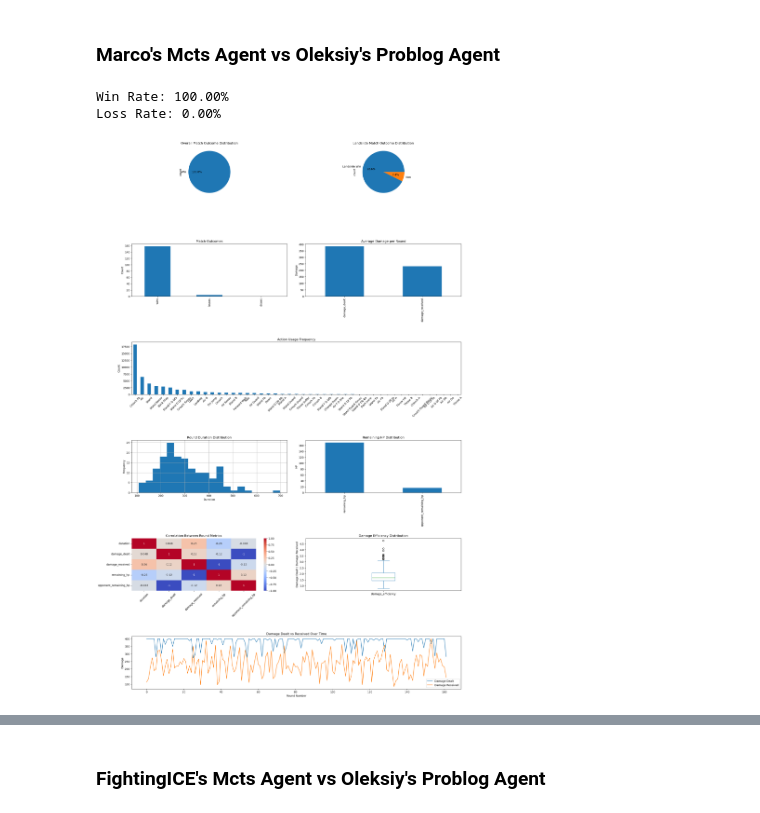
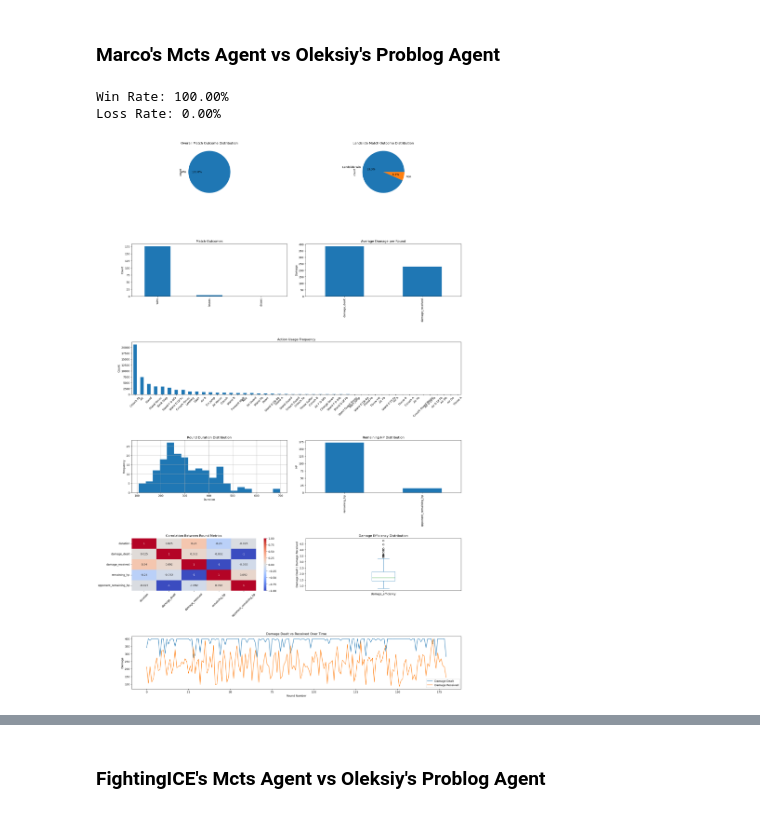
Before and after one commit to lesi-nedo/AIF-project-24-25, a Jupyter notebook: prolog_based/problog_agent_ole/results.ipynb, the cells around one changed output, grey strips where cells are left out. Cells and saved outputs as stored; diff of their text form; code cells hidden in the pictures.

```diff
--- a/prolog_based/problog_agent_ole/results.ipynb
+++ b/prolog_based/problog_agent_ole/results.ipynb
@@ -8,11 +8,11 @@ from analyse import analyse, analyze_inference_and_actions
 ### Marco's Mcts Agent vs Oleksiy's Problog Agent
 # %%
 # math_files = glob.glob('stats/MctsAi-vs-ProblogAgent/match-*.json')
-analyse('stats_temp/MctsAi-vs-ProblogAgent/match-*.json')
+analyse('stats/MctsAi-vs-ProblogAgent/match-*.json')
 # %% [output]
 Win Rate: 100.00%
 Loss Rate: 0.00%
-[figure, old version]
+[figure, new version]
 # %%
 analyze_inference_and_actions('stats/MctsAi-vs-ProblogAgent/match-*.json')
 # %% [output]
```
Also changed, not shown: parts of 5 cells of this notebook, 1 other file.
